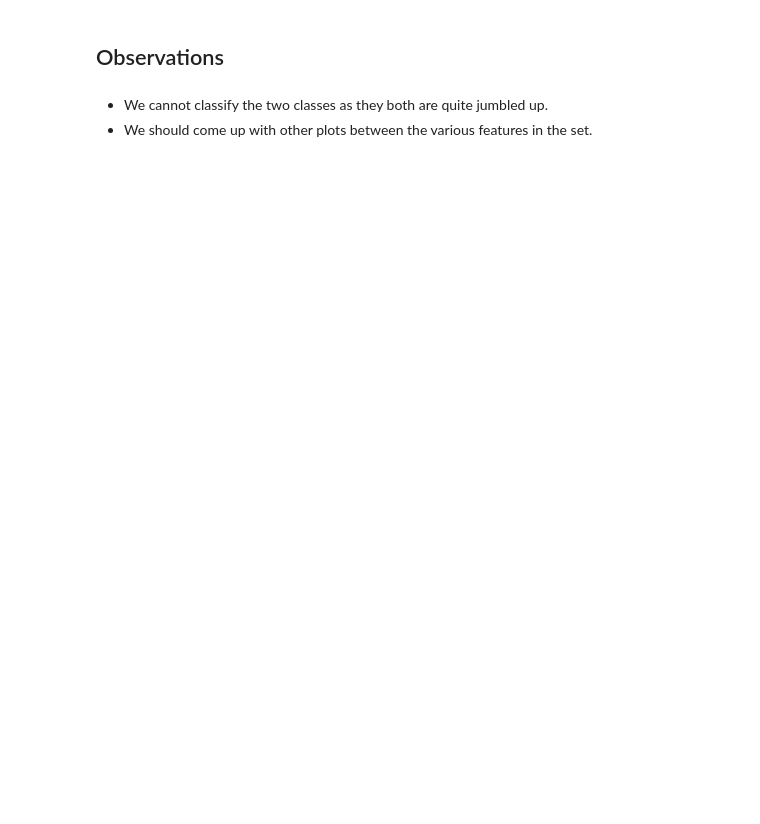
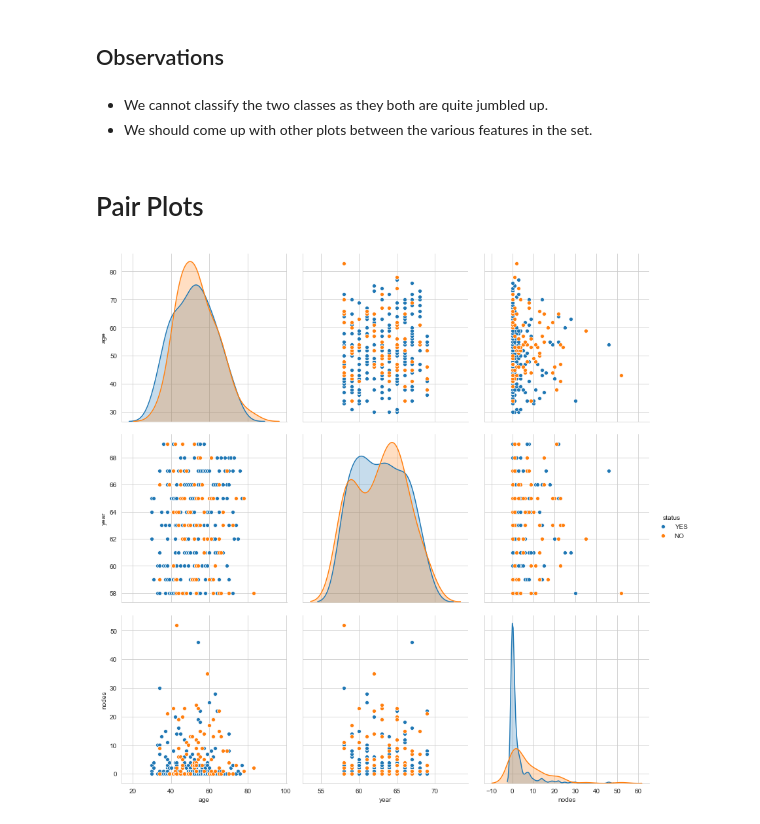
Before and after one commit to deveshSingh06/Exploratory-Data-Analysis-on-Haberman-s-Survival-Data-Set, a Jupyter notebook: Exploratory Data Analysis on Haberman's Survival Data Set.ipynb, the cells around one changed output. Cells and saved outputs as stored; diff of their text form; code cells hidden in the pictures; blank space fills up the shorter version.

```diff
--- a/Exploratory Data Analysis on Haberman's Survival Data Set.ipynb
+++ b/Exploratory Data Analysis on Haberman's Survival Data Set.ipynb
@@ -61,3 +93,11 @@ plt.show()
 # %% [markdown]
 - We cannot classify the two classes as they both are quite jumbled up.
 - We should come up with other plots between the various features in the set.
+# %% [markdown]
+# Pair Plots
+# %%
+sns.set_style("whitegrid");
+sns.pairplot(haberman, hue="status", height=4);
+plt.show()
+# %% [output]
+[figure, added]
```
Also changed, not shown: parts of 27 cells of this notebook.
